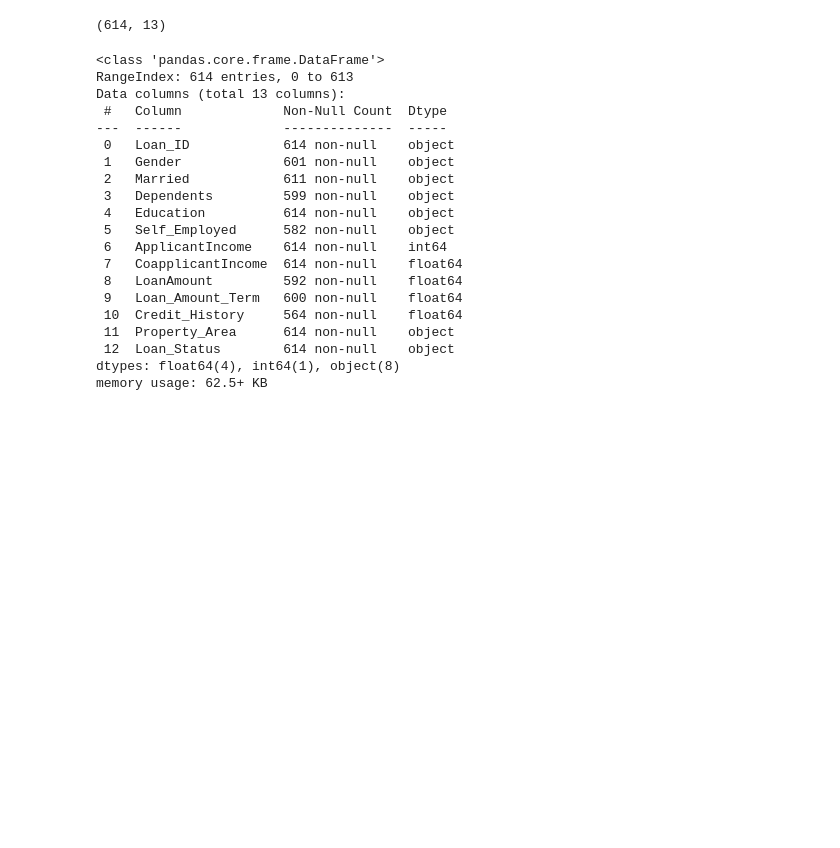
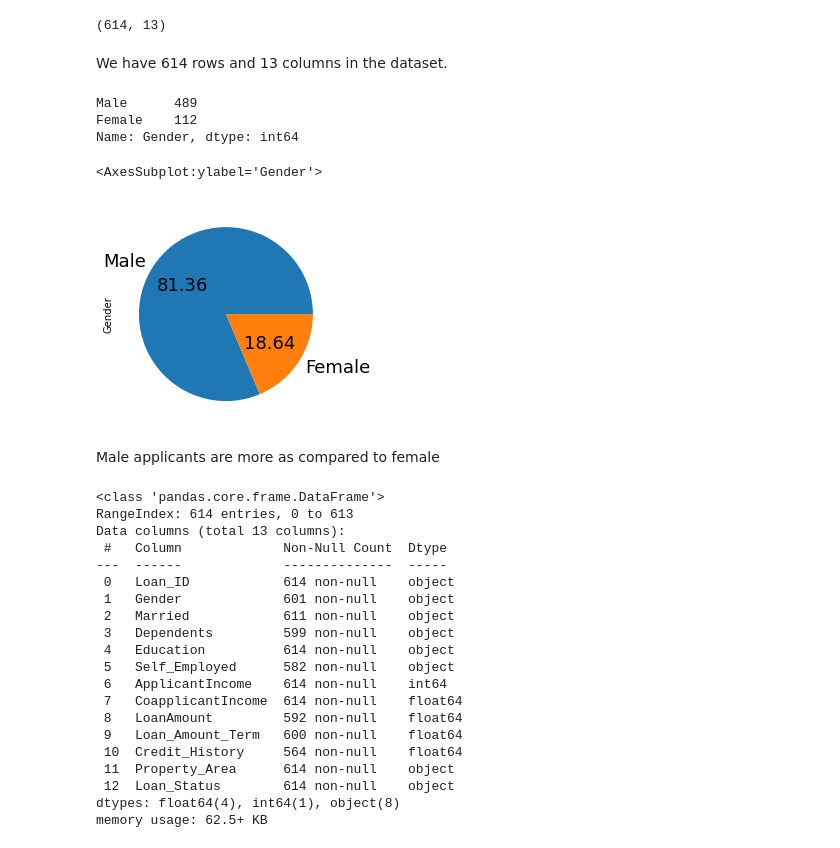
Before and after one commit to shirudeneha7/EDA-PROJECT, a Jupyter notebook: Data Analysis of Loan Eligibility Prediction.ipynb, the cells around one changed output. Saved outputs shown, nothing was run; the diff lists cells and outputs as text; code cells hidden in the pictures; blank space fills up the shorter version.

```diff
--- a/Data Analysis of Loan Eligibility Prediction.ipynb
+++ b/Data Analysis of Loan Eligibility Prediction.ipynb
@@ -55,6 +61,21 @@ df.tail()
 df.shape
 # %% [output]
 (614, 13)
+# %% [markdown]
+We have 614 rows and 13 columns in the dataset.
+# %%
+df['Gender'].value_counts()
+# %% [output]
+Male      489
+Female    112
+Name: Gender, dtype: int64
+# %%
+df.Gender.value_counts().plot.pie(fontsize = 18, autopct = '%.2f')
+# %% [output]
+<AxesSubplot:ylabel='Gender'>
+[figure, added]
+# %% [markdown]
+Male applicants are more as compared to female
 # %%
 df.info()
 # %% [output]
```
Also changed, not shown: parts of 44 cells of this notebook, 1 other file.
